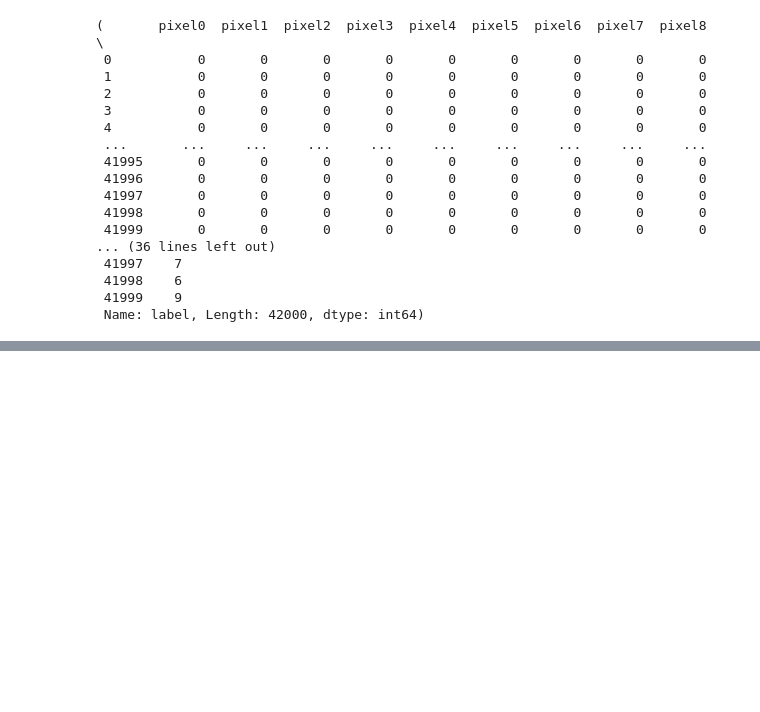
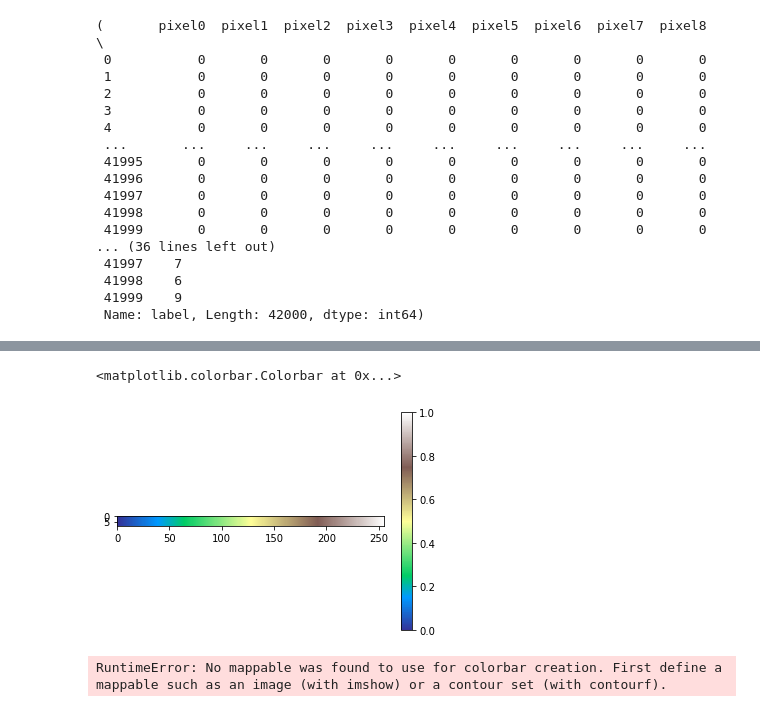
Before and after one commit to cktears/kaggle_digit-recognizer, a Jupyter notebook: digit-recognizer.ipynb, the cells around one changed output, grey strips where cells are left out. Drawn from its saved outputs; the diff is of its cells as text; code cells hidden in the pictures; blank space fills up the shorter version.

```diff
--- a/digit-recognizer.ipynb
+++ b/digit-recognizer.ipynb
@@ -48,0 +104,13 @@ X_train, y_train
+# %%
+height = 10
+width = 256
+band = [[j/(width-1) for j in range(0,width)] for i in range(0,height)]
+imgplot = plt.imshow(band, cmap = 'terrain')
+plt.colorbar()
+# %% [output]
+<matplotlib.colorbar.Colorbar at 0x...>
+[figure, added]
+# %%
+plt.colorbar()
+# %% [output]
+RuntimeError: No mappable was found to use for colorbar creation. First define a mappable such as an image (with imshow) or a contour set (with contourf).
```
Also changed, not shown: parts of 7 cells of this notebook, 2 other files.
